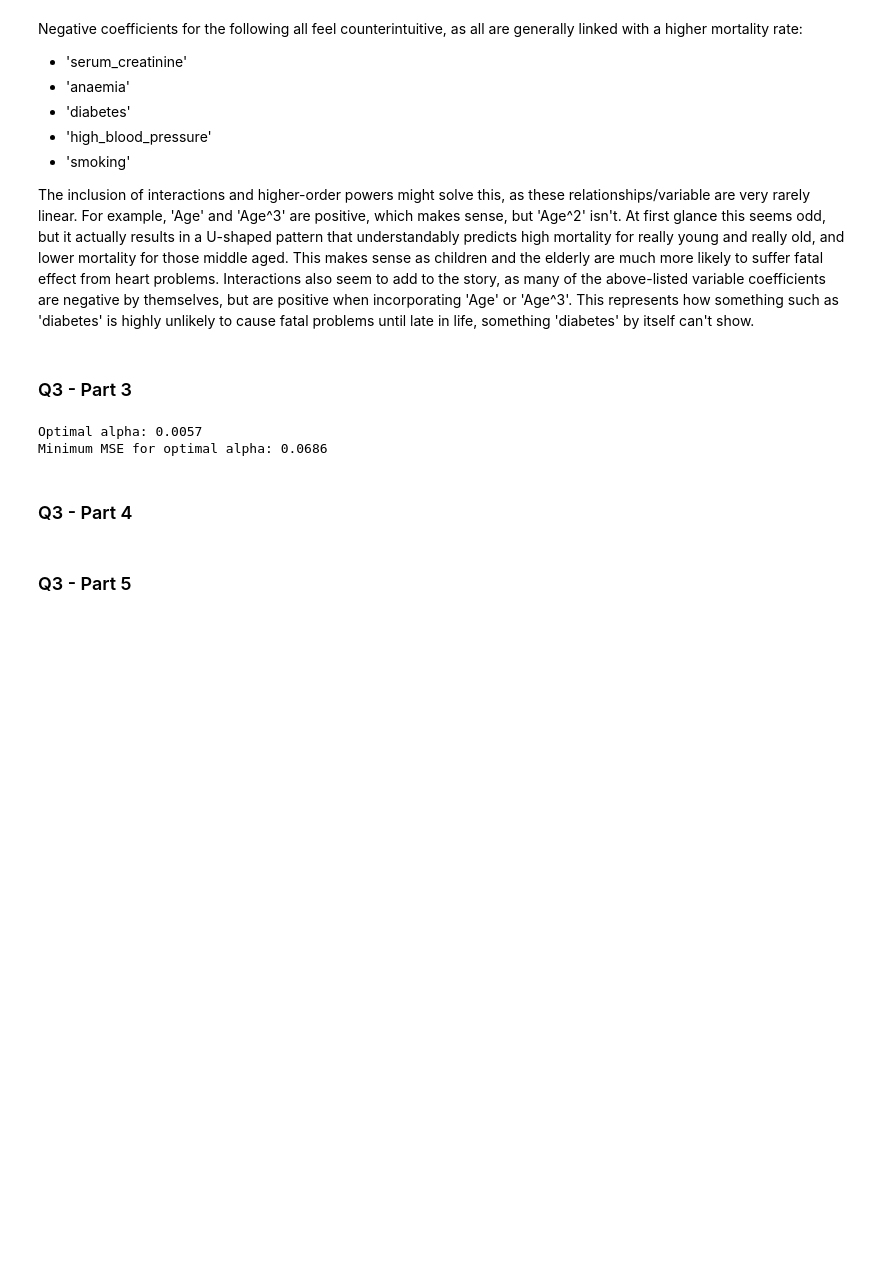
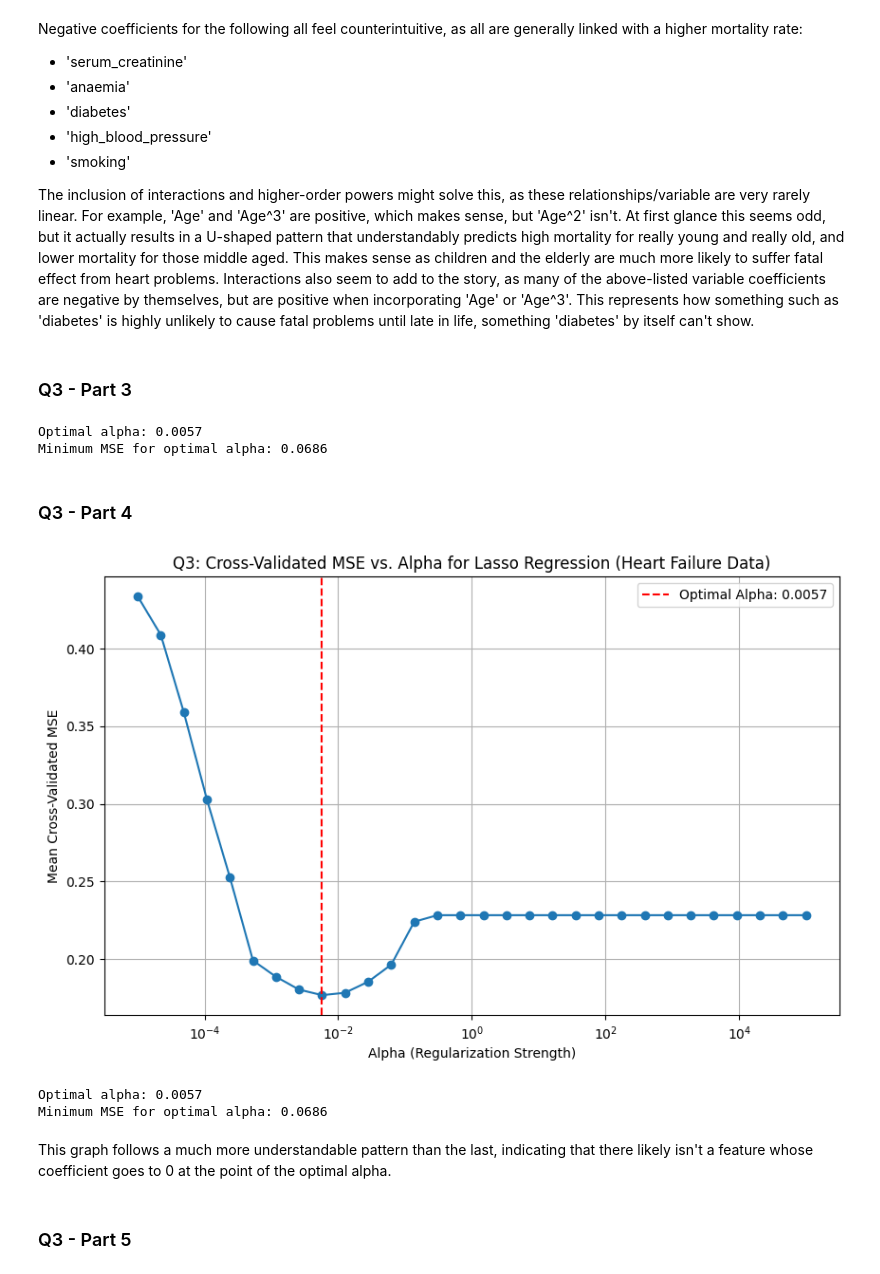
Before and after one commit to thomashooks53/undergrad_ml_assignments, a Jupyter notebook: 04_assignment_regularization.ipynb, the cells around one changed output. Drawn from its saved outputs; the diff is of its cells as text; code cells hidden in the pictures; blank space fills up the shorter version.

```diff
--- a/04_assignment_regularization.ipynb
+++ b/04_assignment_regularization.ipynb
@@ -442,5 +442,31 @@ Optimal alpha: 0.0057
 Minimum MSE for optimal alpha: 0.0686
 # %% [markdown]
 ### Q3 - Part 4
+# %%
+import matplotlib.pyplot as plt
+
+mse_path_q3 = lasso_cv_q3.mse_path_
+mean_mse_q3 = mse_path_q3.mean(axis=1)
+
+plt.figure(figsize=(10, 6))
+plt.plot(lasso_cv_q3.alphas_, mean_mse_q3, marker='o', linestyle='-')
+plt.xscale('log')
+plt.xlabel('Alpha (Regularization Strength)')
+plt.ylabel('Mean Cross-Validated MSE')
+plt.title('Q3: Cross-Validated MSE vs. Alpha for Lasso Regression (Heart Failure Data)')
+plt.grid(True)
+
+plt.axvline(lasso_cv_q3.alpha_, linestyle='--', color='red', label=f'Optimal Alpha: {lasso_cv_q3.alpha_:.4f}')
+plt.legend()
+plt.show()
+
+print(f"Optimal alpha: {lasso_cv_q3.alpha_:.4f}")
+print(f"Minimum MSE for optimal alpha: {lasso_cv_q3.mse_path_.min():.4f}")
+# %% [output]
+[figure, added]
+Optimal alpha: 0.0057
+Minimum MSE for optimal alpha: 0.0686
+# %% [markdown]
+This graph follows a much more understandable pattern than the last, indicating that there likely isn't a feature whose coefficient goes to 0 at the point of the optimal alpha.
 # %% [markdown]
 ### Q3 - Part 5
```
Also changed, not shown: parts of 6 cells of this notebook.
